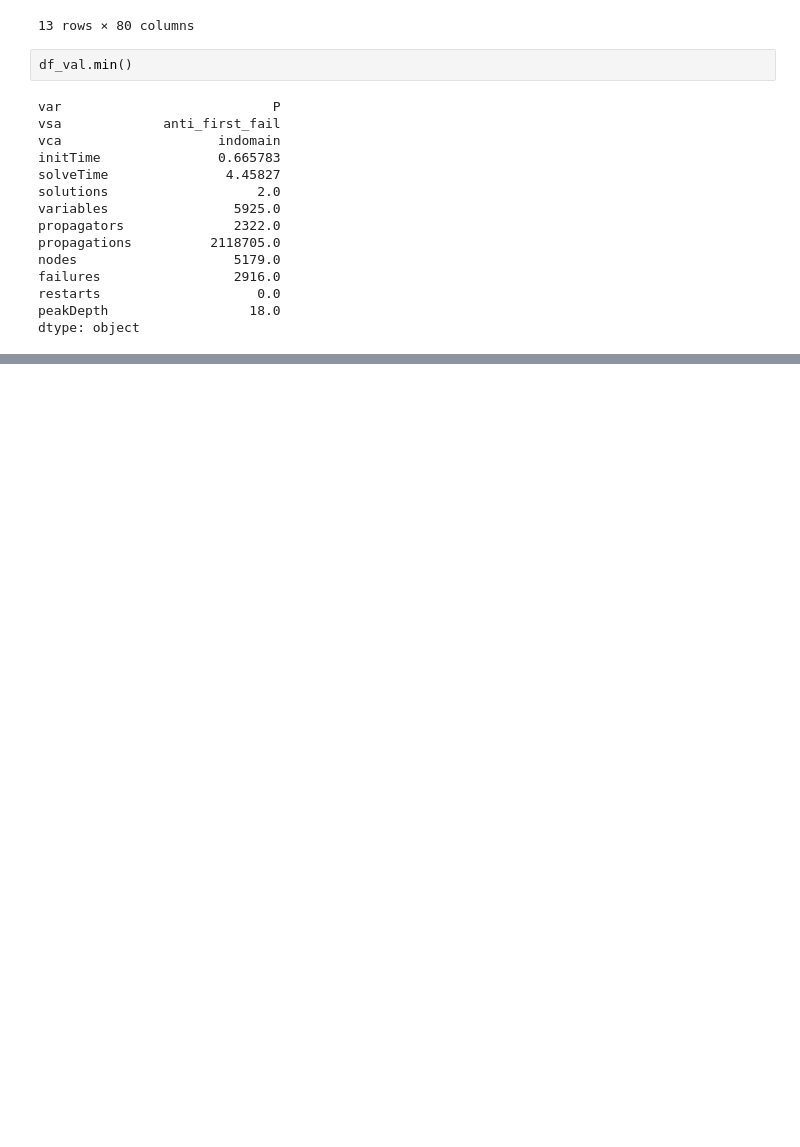
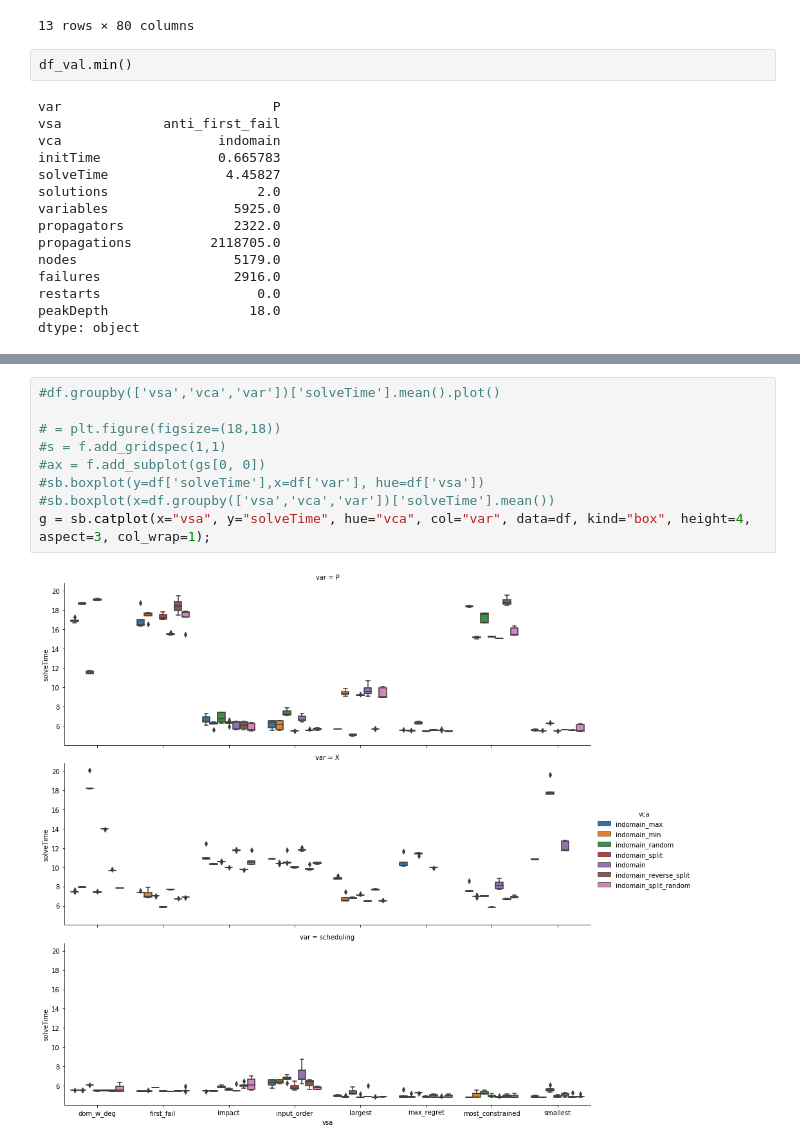
Before and after one commit to jokerale/pizzaguy, a Jupyter notebook: code/Prove e Grafici Ripetuti.ipynb, the cells around one changed output, grey strips where cells are left out. Cells and saved outputs as stored; diff of their text form; blank space fills up the shorter version.

```diff
--- a/code/Parco Giochi Grafici.ipynb
+++ b/code/Prove e Grafici Ripetuti.ipynb
@@ -289,0 +398,11 @@ dtype: object
+# %%
+#df.groupby(['vsa','vca','var'])['solveTime'].mean().plot()
+
+# = plt.figure(figsize=(18,18))
+#s = f.add_gridspec(1,1)
+#ax = f.add_subplot(gs[0, 0])
+#sb.boxplot(y=df['solveTime'],x=df['var'], hue=df['vsa'])
+#sb.boxplot(x=df.groupby(['vsa','vca','var'])['solveTime'].mean())
+g = sb.catplot(x="vsa", y="solveTime", hue="vca", col="var", data=df, kind="box", height=4, aspect=3, col_wrap=1);
+# %% [output]
+[figure, added]
```
Also changed, not shown: parts of 29 cells of this notebook.
